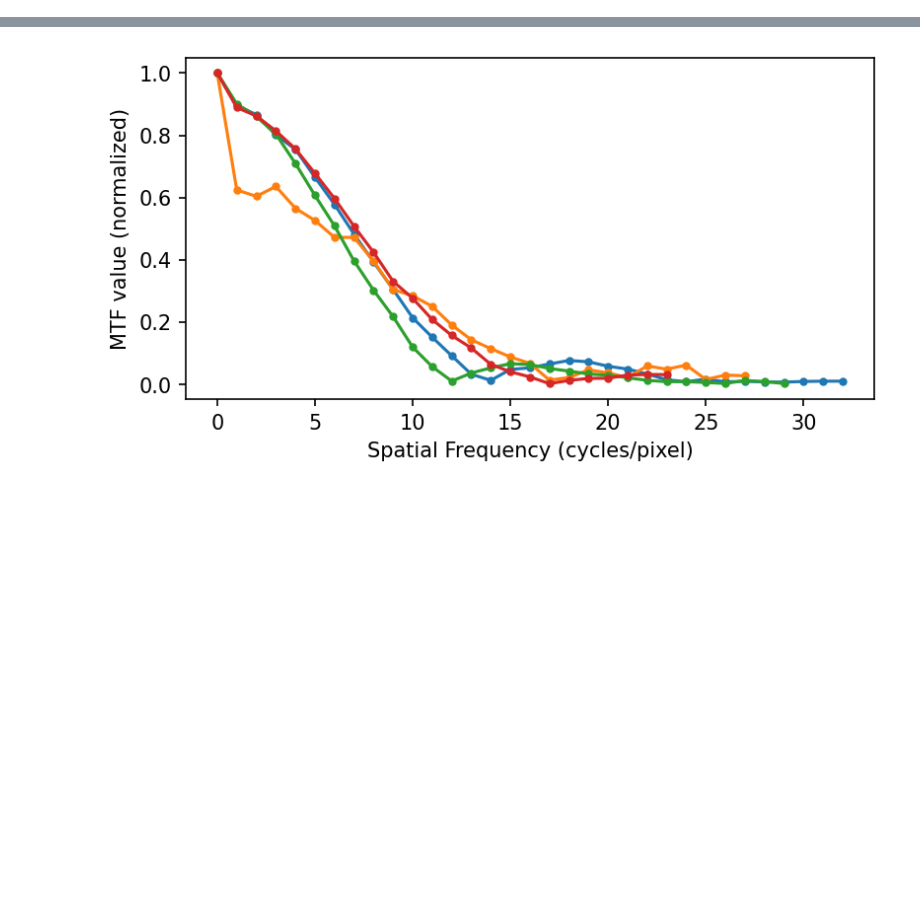
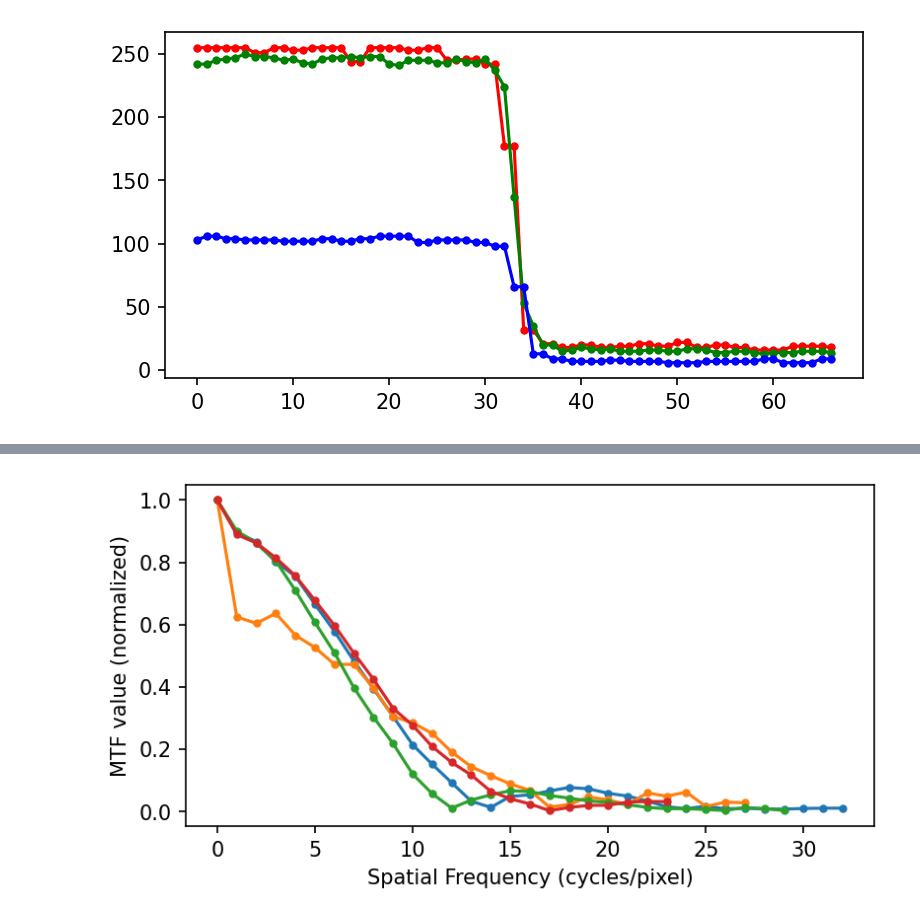
Before and after one commit to kennethmleo/Physics301-Optical-Payload-Characterization, a Jupyter notebook: Activity 06 - Abberation Measurement/Activity_06_Chromatic Abberation.ipynb, the cells around one changed output, grey strips where cells are left out. Cells and saved outputs as stored; diff of their text form; code cells hidden in the pictures; blank space fills up the shorter version.

```diff
--- a/Activity 06 - Abberation Measurement/Activity_06_Chromatic Abberation.ipynb
+++ b/Activity 06 - Abberation Measurement/Activity_06_Chromatic Abberation.ipynb
@@ -42,0 +39,14 @@ MTF_B = compute_MTF(ROI_B)
+# %%
+ROI_SFR_R = ROI_R[len(ROI_R)//2]
+ROI_SFR_G = ROI_G[len(ROI_G)//2]
+ROI_SFR_B = ROI_B[len(ROI_B)//2]
+
+x_SFR = np.arange(0, len(ROI_SFR_R))
+plt.figure(figsize = (6,3), dpi = 150, facecolor=None)
+plt.plot(x_SFR, ROI_SFR_R, 'r.-', label = 'Red channel SFR')
+plt.plot(x_SFR, ROI_SFR_G, 'g.-', label = 'Green channel SFR')
+plt.plot(x_SFR, ROI_SFR_B, 'b.-', label = 'Blue channel SFR')
+
+plt.show()
+# %% [output]
+[figure, added]
```
Also changed, not shown: parts of 6 cells of this notebook.
